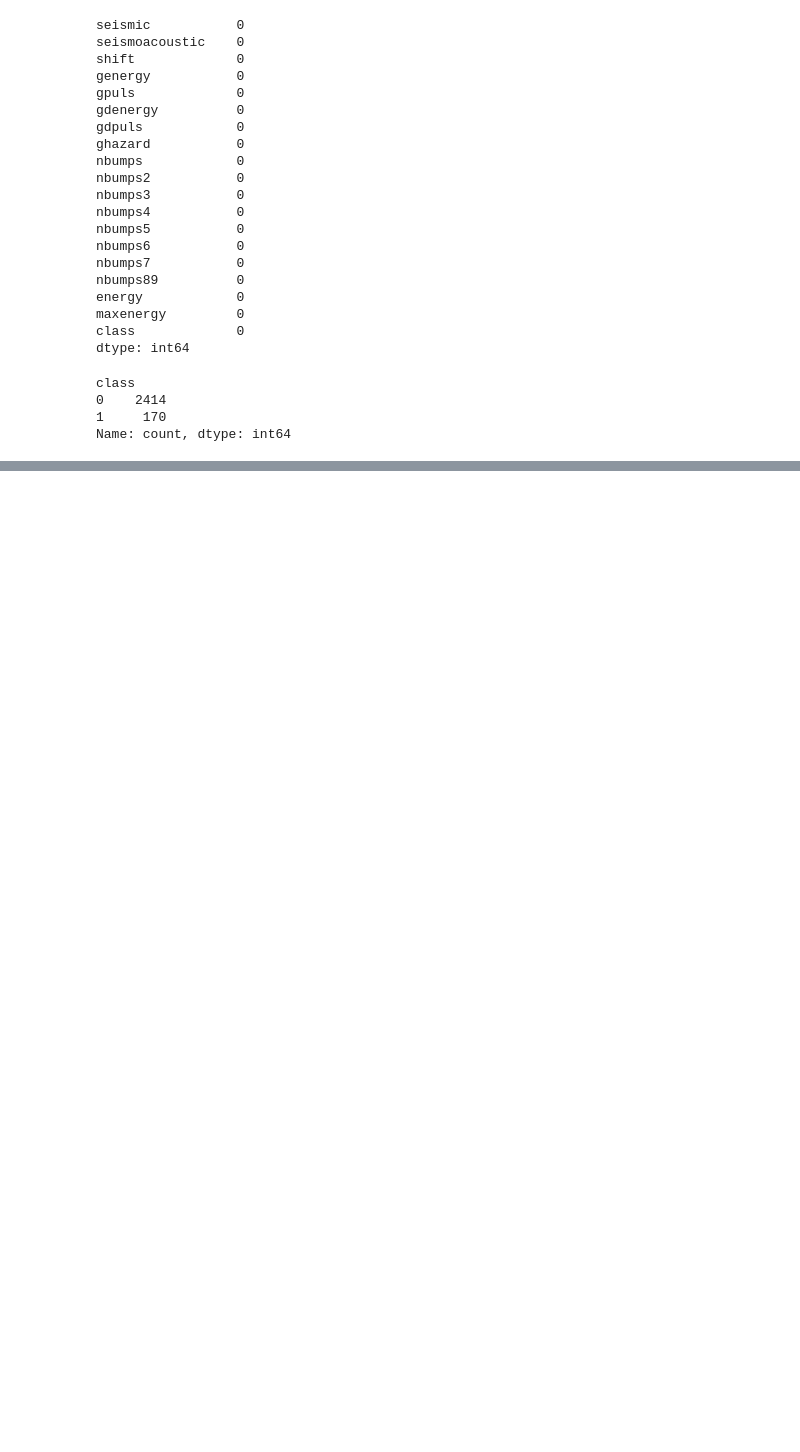
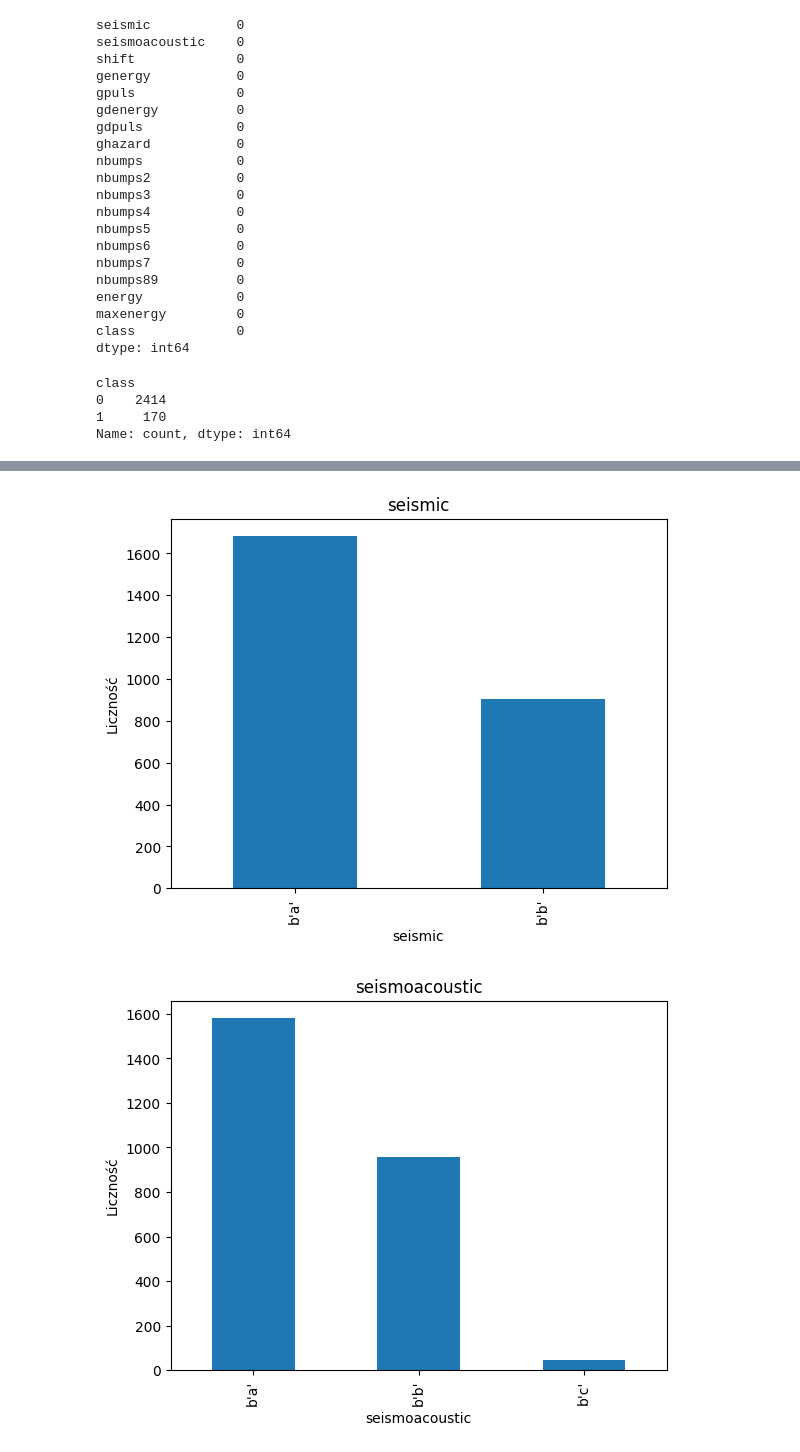
Before and after one commit to Graziaczek/zaawansowane_ssi, a Jupyter notebook: ZASSI.ipynb, the cells around one changed output, grey strips where cells are left out. Cells and saved outputs as stored; diff of their text form; code cells hidden in the pictures; blank space fills up the shorter version.

```diff
--- a/ZASSI.ipynb
+++ b/ZASSI.ipynb
@@ -133,4 +133,9 @@ class
 1     170
 Name: count, dtype: int64
 # %%
+cat_cols = df.select_dtypes(include=['object', 'category']).columns
+print(cat_cols)
+for col in cat_cols:
+    print(f"\nKolumna: {col}")
+    print(df[col].value_counts())
 # %% [output]
@@ -137,0 +159,11 @@ Name: count, dtype: int64
+# %%
+import matplotlib.pyplot as plt
+
+for col in cat_cols:
+    df[col].value_counts().plot(kind='bar')
+    plt.title(col)
+    plt.ylabel("Liczność")
+    plt.show()
+# %% [output]
+[figure, added]
+[figure, added]
```
Also changed, not shown: parts of 3 cells of this notebook.
